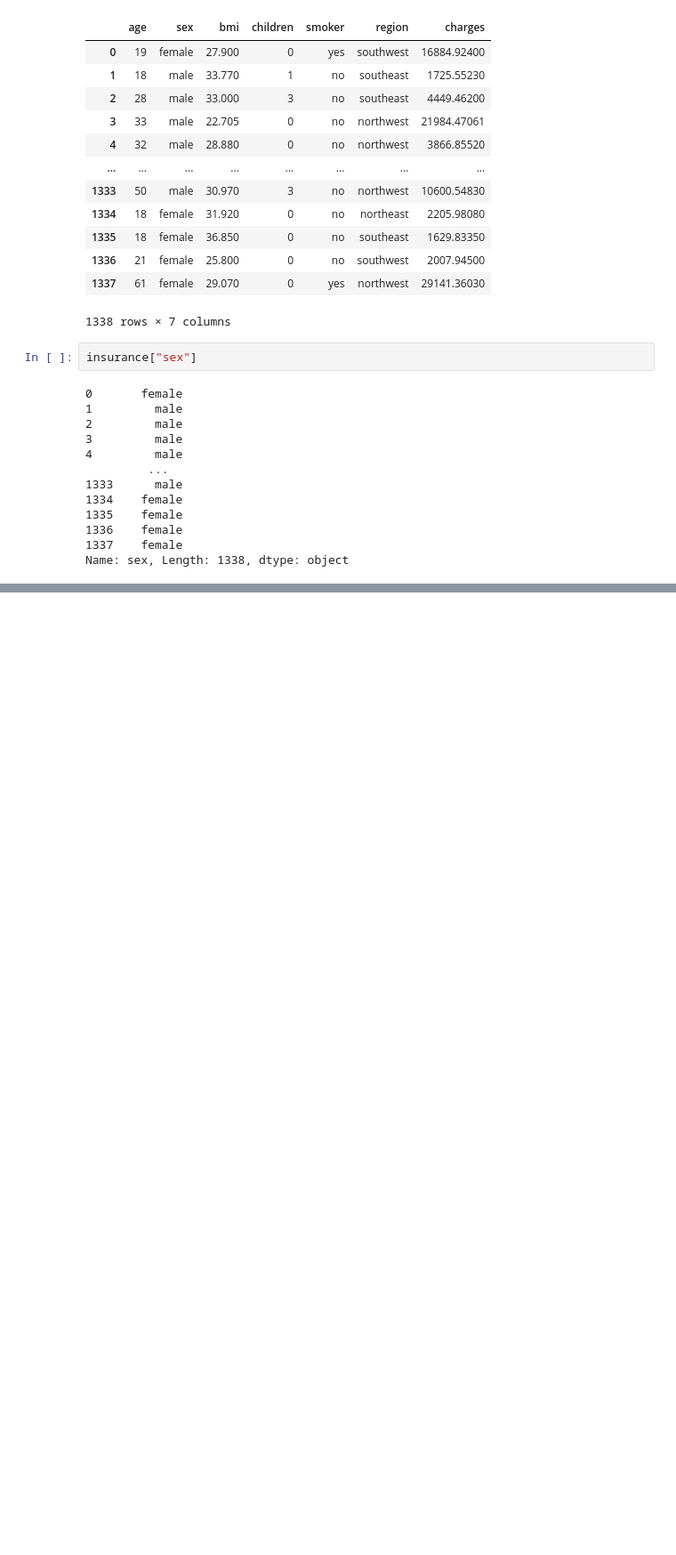
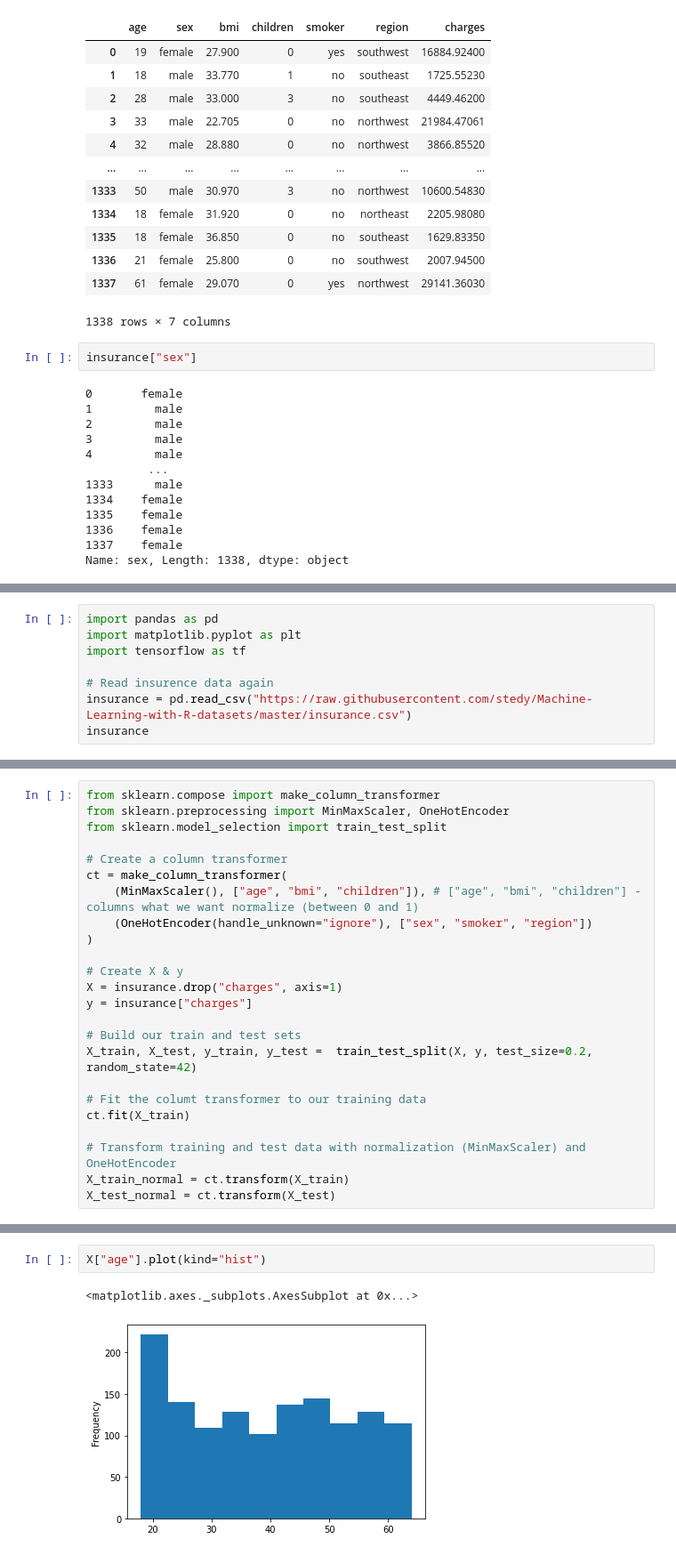
Before and after one commit to Nikitaion/TensorFlowLearning, a Jupyter notebook: 01_neural_network_regression_with_tensorflow.ipynb, the cells around one changed output, grey strips where cells are left out. Shown: that part at 89% size. Cells and saved outputs as stored; diff of their text form; blank space fills up the shorter version.

```diff
--- a/01_neural_network_regression_with_tensorflow.ipynb
+++ b/01_neural_network_regression_with_tensorflow.ipynb
@@ -913,0 +1117,8 @@ Name: sex, Length: 1338, dtype: object
+# %%
+import pandas as pd
+import matplotlib.pyplot as plt
+import tensorflow as tf
+
+# Read insurence data again
+insurance = pd.read_csv("https://raw.githubusercontent.com/stedy/Machine-Learning-with-R-datasets/master/insurance.csv")
+insurance
@@ -913,0 +1141,24 @@ Name: sex, Length: 1338, dtype: object
+# %%
+from sklearn.compose import make_column_transformer
+from sklearn.preprocessing import MinMaxScaler, OneHotEncoder
+from sklearn.model_selection import train_test_split
+
+# Create a column transformer
+ct = make_column_transformer(
+    (MinMaxScaler(), ["age", "bmi", "children"]), # ["age", "bmi", "children"] - columns what we want normalize (between 0 and 1)
+    (OneHotEncoder(handle_unknown="ignore"), ["sex", "smoker", "region"])
+)
+
+# Create X & y
+X = insurance.drop("charges", axis=1)
+y = insurance["charges"]
+
+# Build our train and test sets
+X_train, X_test, y_train, y_test =  train_test_split(X, y, test_size=0.2, random_state=42)
+
+# Fit the columt transformer to our training data
+ct.fit(X_train)
+
+# Transform training and test data with normalization (MinMaxScaler) and OneHotEncoder
+X_train_normal = ct.transform(X_train)
+X_test_normal = ct.transform(X_test)
@@ -913,0 +1240,5 @@ Name: sex, Length: 1338, dtype: object
+# %%
+X["age"].plot(kind="hist")
+# %% [output]
+<matplotlib.axes._subplots.AxesSubplot at 0x...>
+[figure, added]
```
Also changed, not shown: parts of 42 cells of this notebook.
